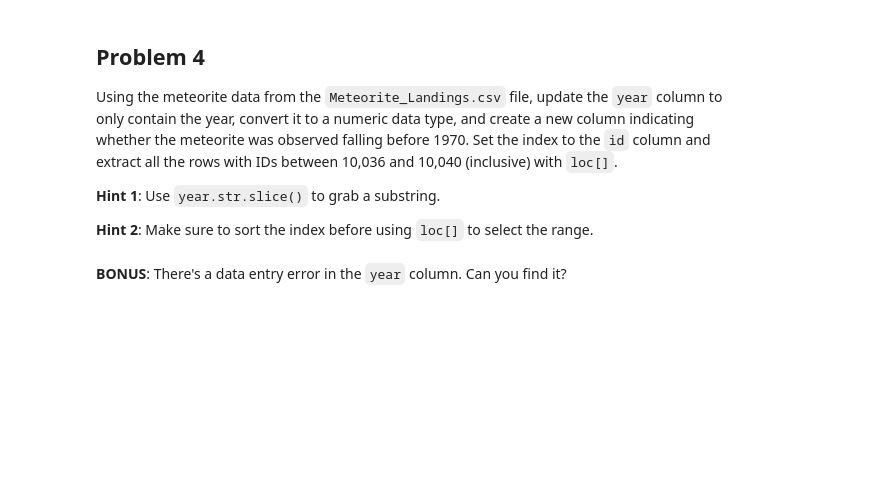
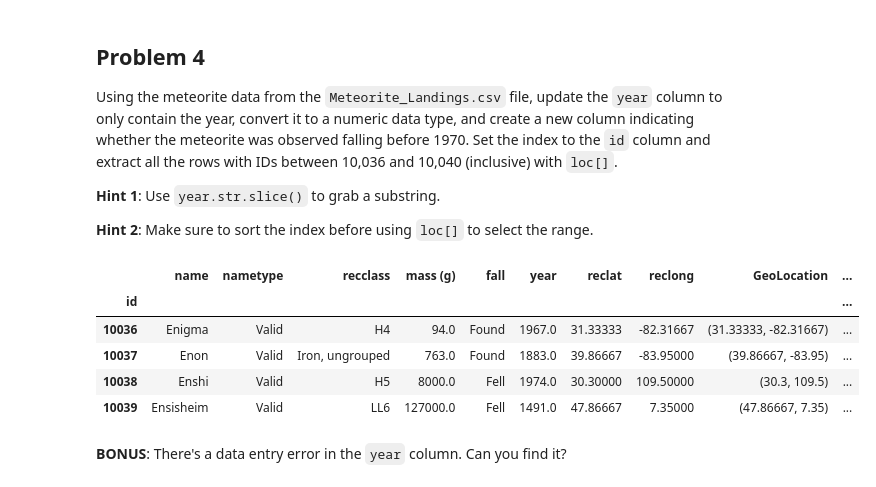
Before and after one commit to freddyg-33/master-week-01-overview-project-management, a Jupyter notebook: assignment.ipynb, the cells around one changed output. Saved outputs shown, nothing was run; the diff lists cells and outputs as text; code cells hidden in the pictures; blank space fills up the shorter version.

```diff
--- a/assignment.ipynb
+++ b/assignment.ipynb
@@ -20,3 +48,9 @@ Isolate the `fare_amount`, `tip_amount`, `tolls_amount`, and `total_amount` for
 Read in the meteorite data from the `Meteorite_Landings.csv` file, rename the `mass (g)` column to `mass`, and drop all the latitude and longitude columns. Sort the result by mass in descending order.
 # %%
 # Your code here
+meteor = pd.read_csv("data/Meteorite_Landings.csv")
+meteor_cleaned = (meteor.rename(columns={'mass (g)': 'mass'})
+                .drop(columns=['reclat', 'reclong'])
+                .sort_values(by='mass', ascending=False))
+
+meteor_cleaned.head()
@@ -31,6 +72,24 @@ Using the meteorite data from the `Meteorite_Landings.csv` file, update the `yea
 **Hint 2**: Make sure to sort the index before using `loc[]` to select the range.
 # %%
 # Your code here
+meteor['year'] = meteor['year'].str.slice(6, 10)
+
+meteor['year'] = pd.to_numeric(meteor['year'])
+
+meteor['observed_early'] = meteor['year'] < 1970
+
+meteor = meteor.set_index('id').sort_index()
+
+result = meteor.loc[10036:10040]
+
+result
+# %% [output]
+|  | name | nametype | recclass | mass (g) | fall | year | reclat | reclong | GeoLocation | ... |
+| id |  |  |  |  |  |  |  |  |  | ... |
+| 10036 | Enigma | Valid | H4 | 94.0 | Found | 1967.0 | 31.33333 | -82.31667 | (31.33333, -82.31667) | ... |
+| 10037 | Enon | Valid | Iron, ungrouped | 763.0 | Found | 1883.0 | 39.86667 | -83.95000 | (39.86667, -83.95) | ... |
+| 10038 | Enshi | Valid | H5 | 8000.0 | Fell | 1974.0 | 30.30000 | 109.50000 | (30.3, 109.5) | ... |
+| 10039 | Ensisheim | Valid | LL6 | 127000.0 | Fell | 1491.0 | 47.86667 | 7.35000 | (47.86667, 7.35) | ... |
 # %% [markdown]
 **BONUS**: There's a data entry error in the `year` column. Can you find it?
 # %%
```
Also changed, not shown: parts of 7 cells of this notebook.
